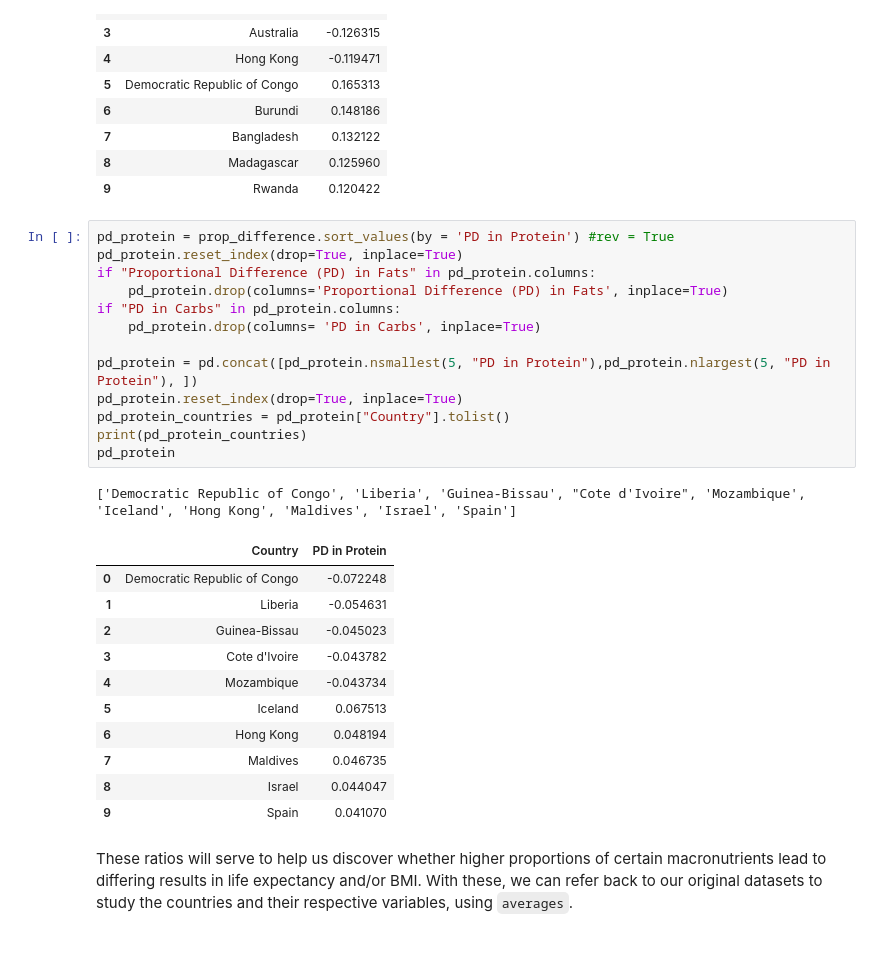
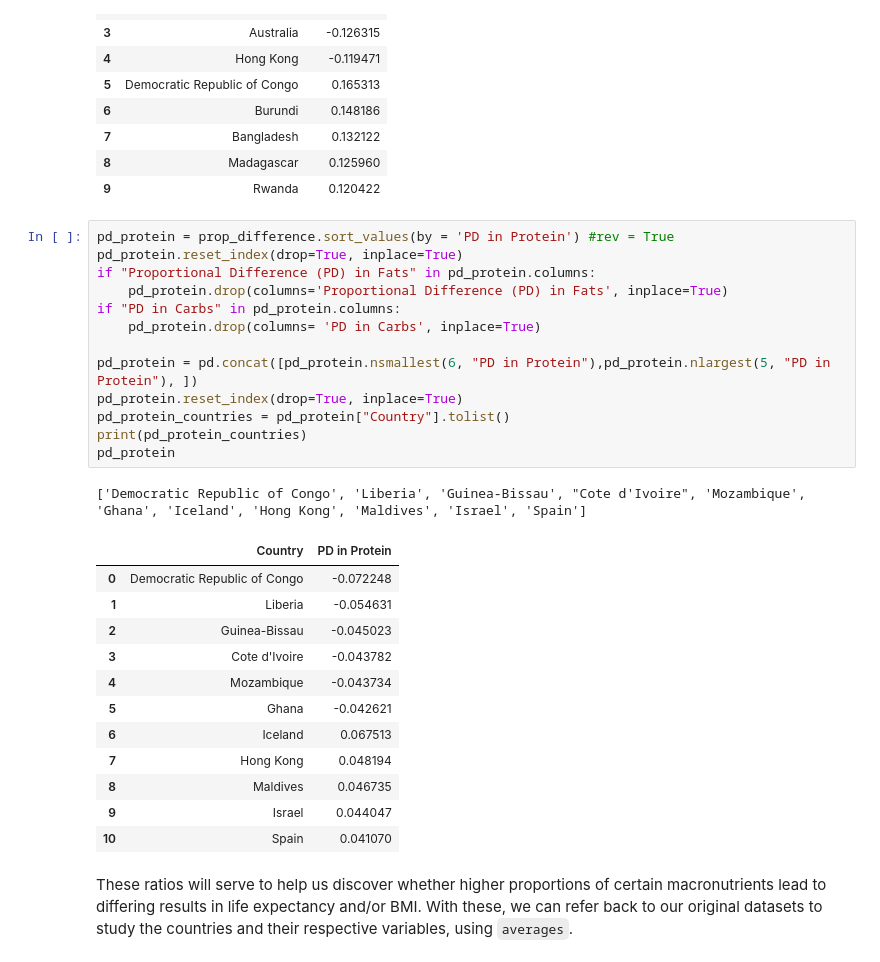
Before and after one commit to COGS108/Group074_WI24, a Jupyter notebook: EDACheckpoint_Group074_WI24.ipynb, the cells around one changed output. Cells and saved outputs as stored; diff of their text form.

```diff
--- a/EDACheckpoint_Group074_WI24.ipynb
+++ b/EDACheckpoint_Group074_WI24.ipynb
@@ -1253,29 +1253,30 @@ pd_carb
 # %%
 pd_protein = prop_difference.sort_values(by = 'PD in Protein') #rev = True
 pd_protein.reset_index(drop=True, inplace=True)
 if "Proportional Difference (PD) in Fats" in pd_protein.columns:
     pd_protein.drop(columns='Proportional Difference (PD) in Fats', inplace=True)
 if "PD in Carbs" in pd_protein.columns:
     pd_protein.drop(columns= 'PD in Carbs', inplace=True)
 
-pd_protein = pd.concat([pd_protein.nsmallest(5, "PD in Protein"),pd_protein.nlargest(5, "PD in Protein"), ])
+pd_protein = pd.concat([pd_protein.nsmallest(6, "PD in Protein"),pd_protein.nlargest(5, "PD in Protein"), ])
 pd_protein.reset_index(drop=True, inplace=True)
 pd_protein_countries = pd_protein["Country"].tolist()
 print(pd_protein_countries)
 pd_protein
 # %% [output]
-['Democratic Republic of Congo', 'Liberia', 'Guinea-Bissau', "Cote d'Ivoire", 'Mozambique', 'Iceland', 'Hong Kong', 'Maldives', 'Israel', 'Spain']
+['Democratic Republic of Congo', 'Liberia', 'Guinea-Bissau', "Cote d'Ivoire", 'Mozambique', 'Ghana', 'Iceland', 'Hong Kong', 'Maldives', 'Israel', 'Spain']
 |  | Country | PD in Protein |
 | 0 | Democratic Republic of Congo | -0.072248 |
 | 1 | Liberia | -0.054631 |
 | 2 | Guinea-Bissau | -0.045023 |
 | 3 | Cote d'Ivoire | -0.043782 |
 | 4 | Mozambique | -0.043734 |
-| 5 | Iceland | 0.067513 |
-| 6 | Hong Kong | 0.048194 |
-| 7 | Maldives | 0.046735 |
-| 8 | Israel | 0.044047 |
-| 9 | Spain | 0.041070 |
+| 5 | Ghana | -0.042621 |
+| 6 | Iceland | 0.067513 |
+| 7 | Hong Kong | 0.048194 |
+| 8 | Maldives | 0.046735 |
+| 9 | Israel | 0.044047 |
+| 10 | Spain | 0.041070 |
 # %% [markdown]
 These ratios will serve to help us discover whether higher proportions of certain macronutrients lead to differing results in life expectancy and/or BMI. With these, we can refer back to our original datasets to study the countries and their respective variables, using `averages`.
 # %%
```
Also changed, not shown: parts of 3 cells of this notebook.
